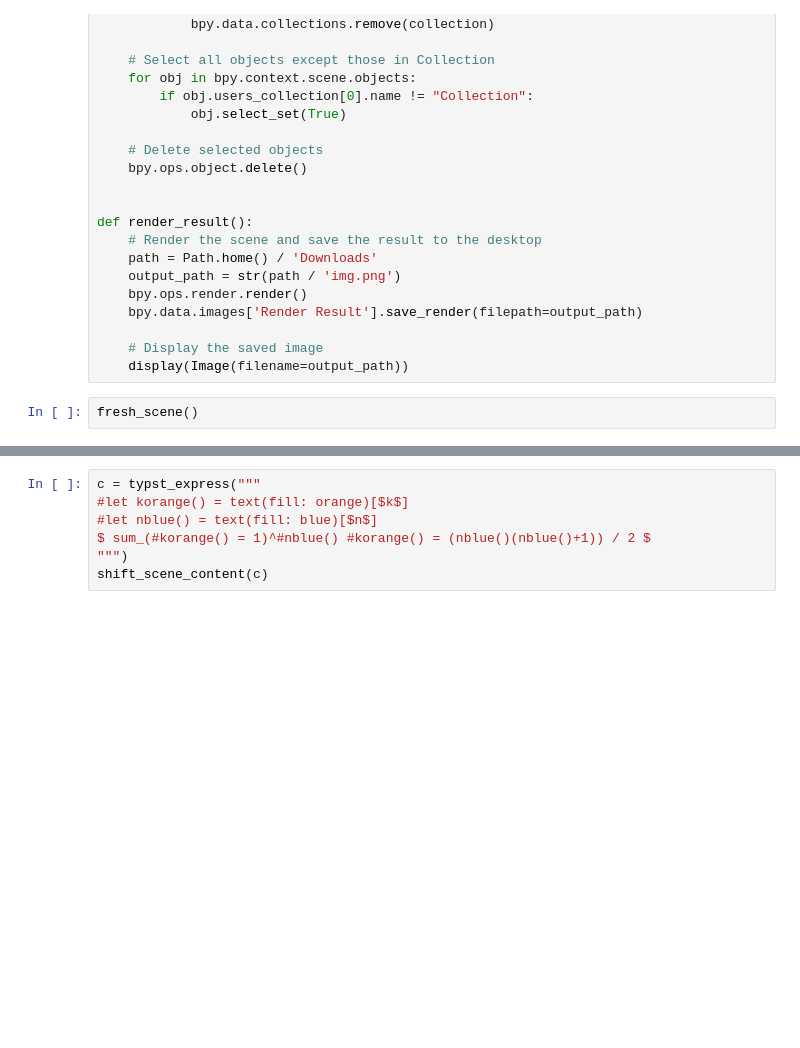
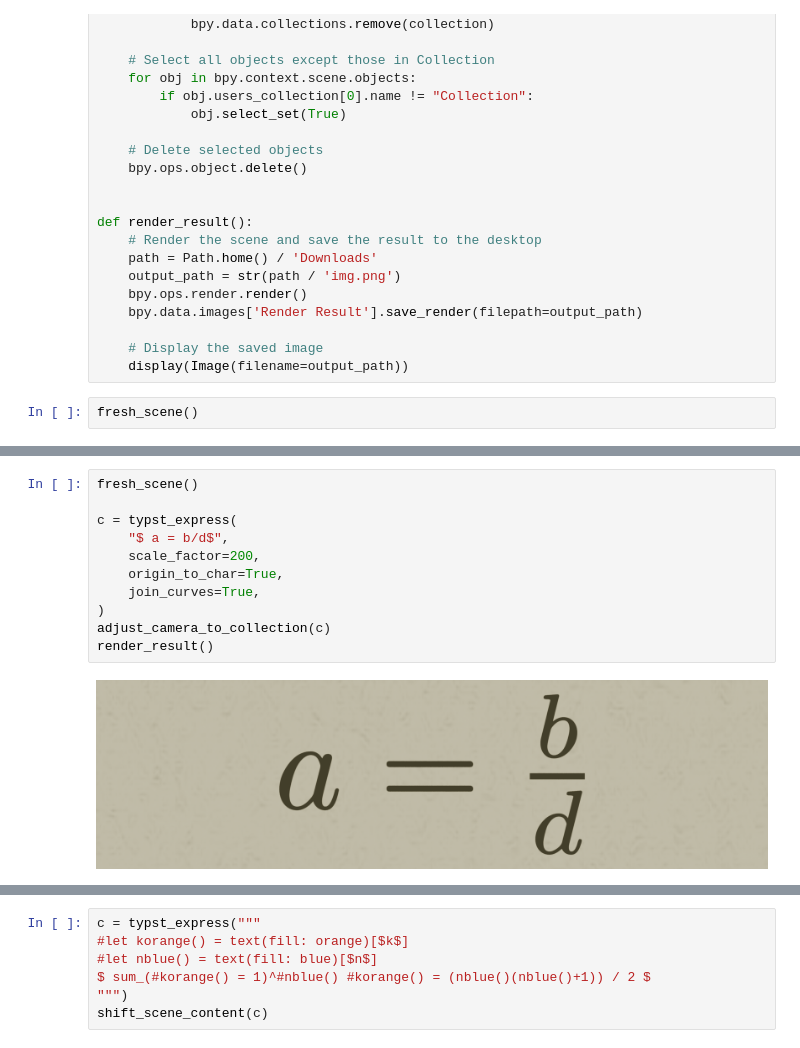
Before and after one commit to kolibril13/bpy-gallery, a Jupyter notebook: docs/n4_typst_examples.ipynb, the cells around one changed output, grey strips where cells are left out. Saved outputs shown, nothing was run; the diff lists cells and outputs as text; blank space fills up the shorter version.

```diff
--- a/docs/n4_typst_examples.ipynb
+++ b/docs/n4_typst_examples.ipynb
@@ -36,3 +60,16 @@ fresh_scene()
+# %%
+fresh_scene()
+
+c = typst_express(
+    "$ a = b/d$",
+    scale_factor=200,
+    origin_to_char=True,
+    join_curves=True,
+)
+adjust_camera_to_collection(c)
+render_result()
+# %% [output]
+[figure, added]
 # %%
 from typst_importer.typst_to_svg import typst_express
 from typst_importer.curve_utils import shift_scene_content
```
Also changed, not shown: parts of 4 cells of this notebook.
